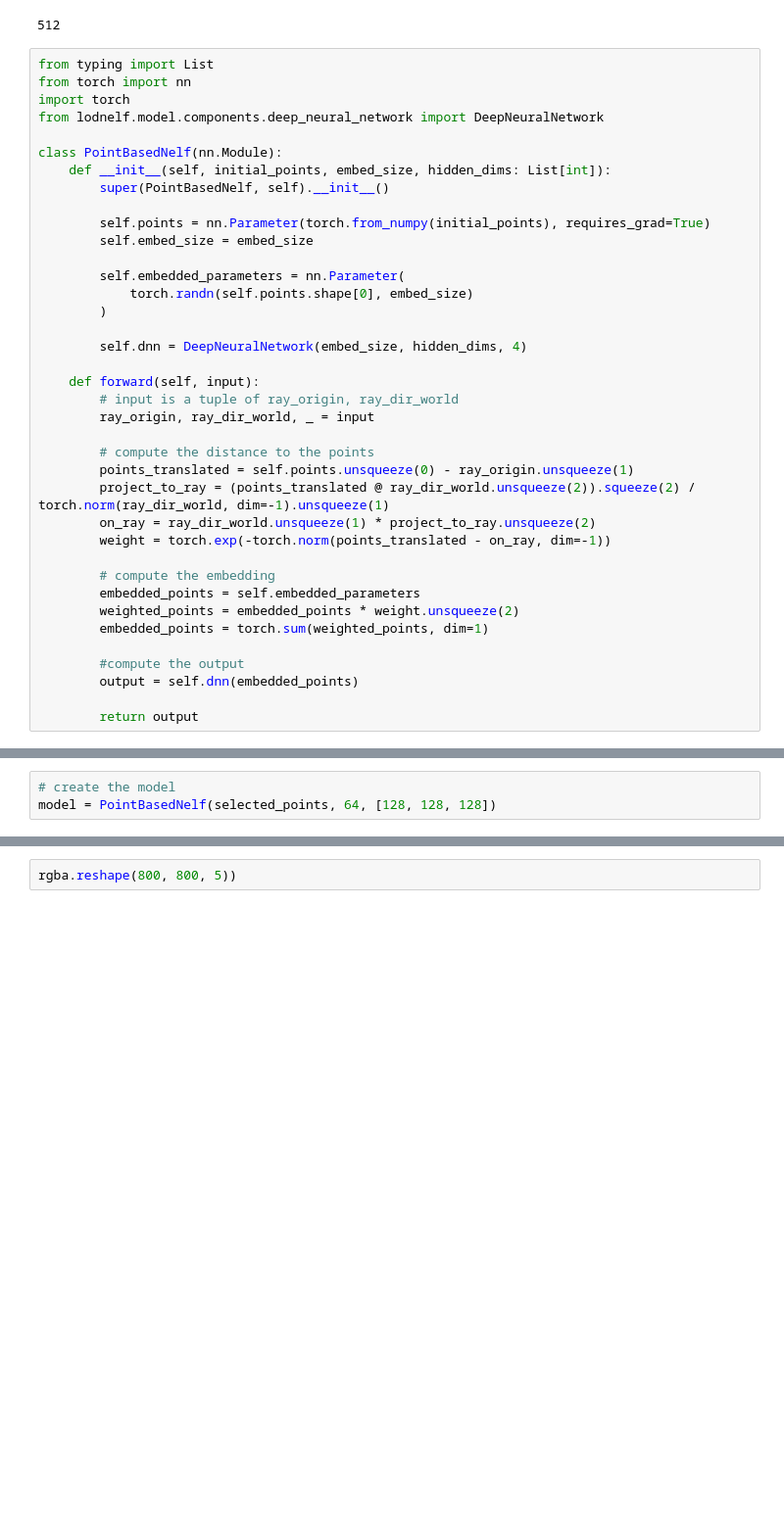
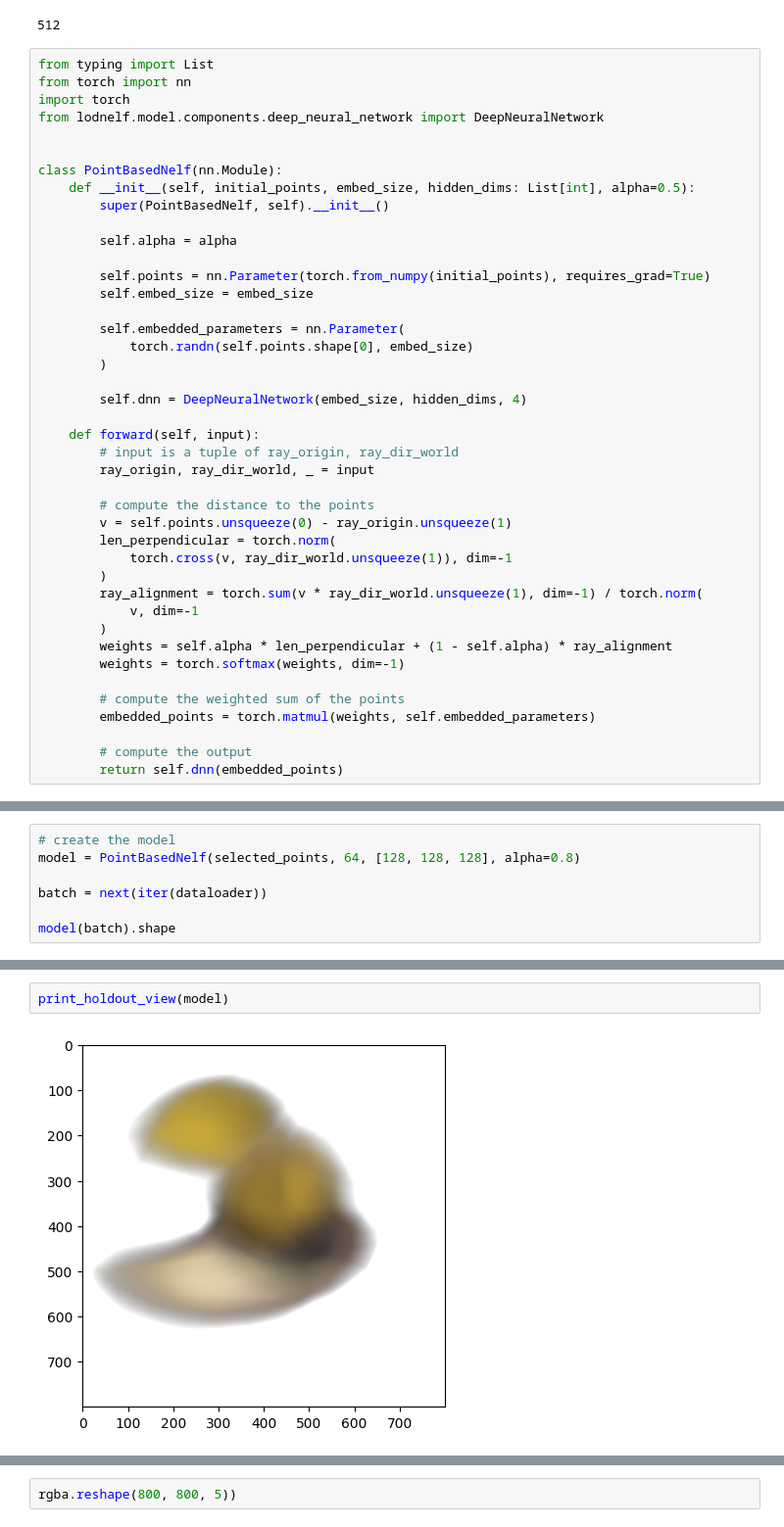
Before and after one commit to PaulErpen/shady-nerf, a Jupyter notebook: brainstorming/point-based-nelf.ipynb, the cells around one changed output, grey strips where cells are left out. Shown at 98% size. Saved outputs shown, nothing was run; the diff lists cells and outputs as text; blank space fills up the shorter version.

```diff
--- a/brainstorming/point-based-nelf.ipynb
+++ b/brainstorming/point-based-nelf.ipynb
@@ -138,9 +139,12 @@ from torch import nn
 import torch
 from lodnelf.model.components.deep_neural_network import DeepNeuralNetwork
 
+
 class PointBasedNelf(nn.Module):
-    def __init__(self, initial_points, embed_size, hidden_dims: List[int]):
+    def __init__(self, initial_points, embed_size, hidden_dims: List[int], alpha=0.5):
         super(PointBasedNelf, self).__init__()
+
+        self.alpha = alpha
 
         self.points = nn.Parameter(torch.from_numpy(initial_points), requires_grad=True)
         self.embed_size = embed_size
@@ -156,17 +160,18 @@ class PointBasedNelf(nn.Module):
         ray_origin, ray_dir_world, _ = input
 
         # compute the distance to the points
-        points_translated = self.points.unsqueeze(0) - ray_origin.unsqueeze(1)
-        project_to_ray = (points_translated @ ray_dir_world.unsqueeze(2)).squeeze(2) / torch.norm(ray_dir_world, dim=-1).unsqueeze(1)
-        on_ray = ray_dir_world.unsqueeze(1) * project_to_ray.unsqueeze(2)
-        weight = torch.exp(-torch.norm(points_translated - on_ray, dim=-1))
+        v = self.points.unsqueeze(0) - ray_origin.unsqueeze(1)
+        len_perpendicular = torch.norm(
+            torch.cross(v, ray_dir_world.unsqueeze(1)), dim=-1
+        )
+        ray_alignment = torch.sum(v * ray_dir_world.unsqueeze(1), dim=-1) / torch.norm(
+            v, dim=-1
+        )
+        weights = self.alpha * len_perpendicular + (1 - self.alpha) * ray_alignment
+        weights = torch.softmax(weights, dim=-1)
 
-        # compute the embedding
-        embedded_points = self.embedded_parameters
-        weighted_points = embedded_points * weight.unsqueeze(2)
-        embedded_points = torch.sum(weighted_points, dim=1)
+        # compute the weighted sum of the points
+        embedded_points = torch.matmul(weights, self.embedded_parameters)
 
-        #compute the output
-        output = self.dnn(embedded_points)
-
-        return output
+        # compute the output
+        return self.dnn(embedded_points)
@@ -173,3 +185,7 @@ class PointBasedNelf(nn.Module):
 # %%
 # create the model
-model = PointBasedNelf(selected_points, 64, [128, 128, 128])
+model = PointBasedNelf(selected_points, 64, [128, 128, 128], alpha=0.8)
+
+batch = next(iter(dataloader))
+
+model(batch).shape
@@ -176,3 +262,7 @@ model = PointBasedNelf(selected_points, 64, [128, 128, 128])
+# %%
+print_holdout_view(model)
+# %% [output]
+[figure, added]
 # %%
 # train the model
 
```
Also changed, not shown: parts of 12 cells of this notebook, 2 other files.
